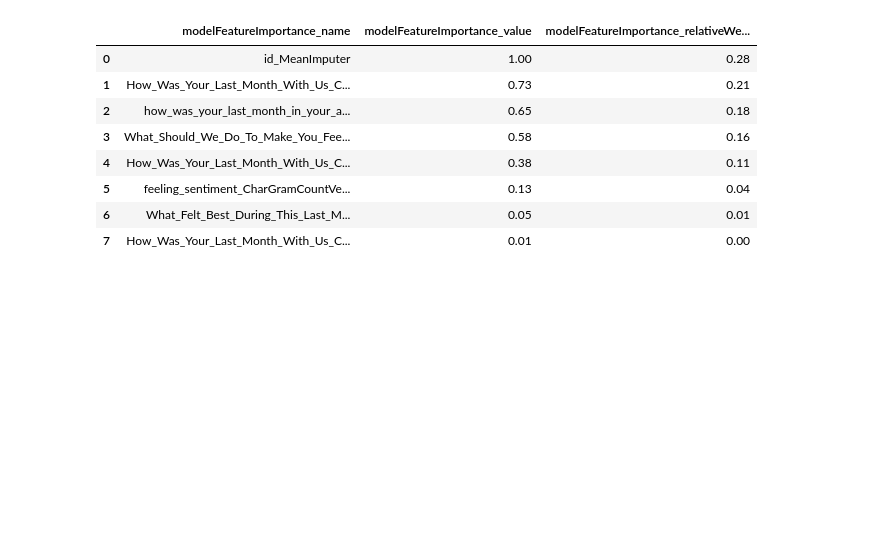
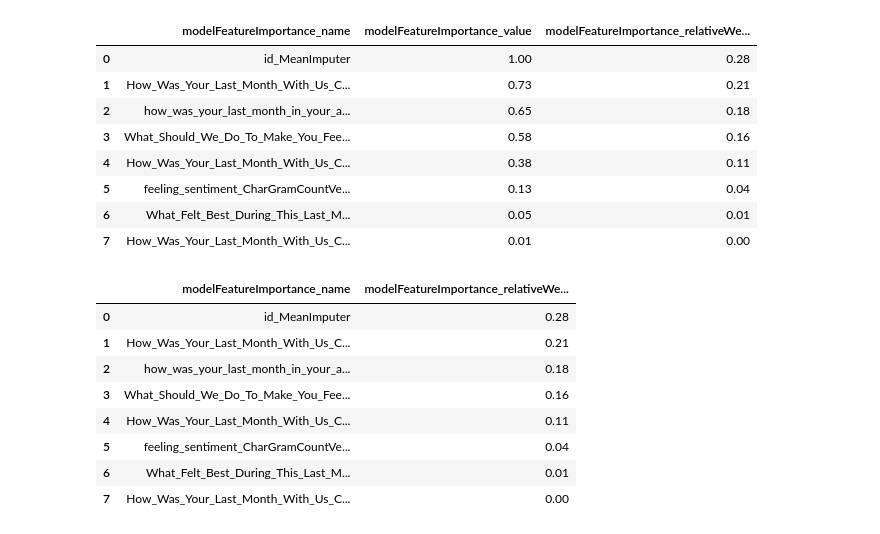
Before and after one commit to albert-kevin/sdworxHRhackathon2021, a Jupyter notebook: code/notebooks/8-MachineLearning.ipynb, the cells around one changed output. Cells and saved outputs as stored; diff of their text form; code cells hidden in the pictures; blank space fills up the shorter version.

```diff
--- a/code/notebooks/8-MachineLearning.ipynb
+++ b/code/notebooks/8-MachineLearning.ipynb
@@ -448,3 +448,15 @@ fi
 | 5 | feeling_sentiment_CharGramCountVe... | 0.13 | 0.04 |
 | 6 | What_Felt_Best_During_This_Last_M... | 0.05 | 0.01 |
 | 7 | How_Was_Your_Last_Month_With_Us_C... | 0.01 | 0.00 |
+# %%
+fi[["modelFeatureImportance_name", "modelFeatureImportance_relativeWeight"]]
+# %% [output]
+|  | modelFeatureImportance_name | modelFeatureImportance_relativeWe... |
+| 0 | id_MeanImputer | 0.28 |
+| 1 | How_Was_Your_Last_Month_With_Us_C... | 0.21 |
+| 2 | how_was_your_last_month_in_your_a... | 0.18 |
+| 3 | What_Should_We_Do_To_Make_You_Fee... | 0.16 |
+| 4 | How_Was_Your_Last_Month_With_Us_C... | 0.11 |
+| 5 | feeling_sentiment_CharGramCountVe... | 0.04 |
+| 6 | What_Felt_Best_During_This_Last_M... | 0.01 |
+| 7 | How_Was_Your_Last_Month_With_Us_C... | 0.00 |
```
Also changed, not shown: 2 other files.
